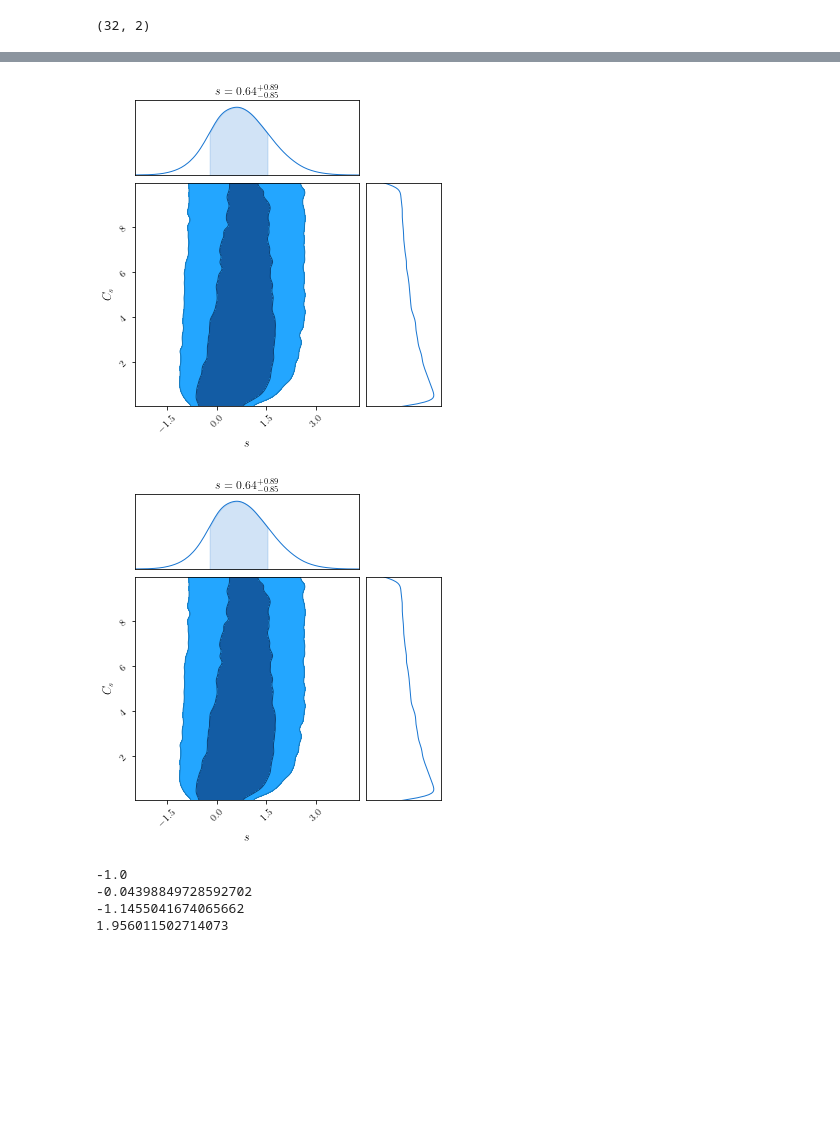
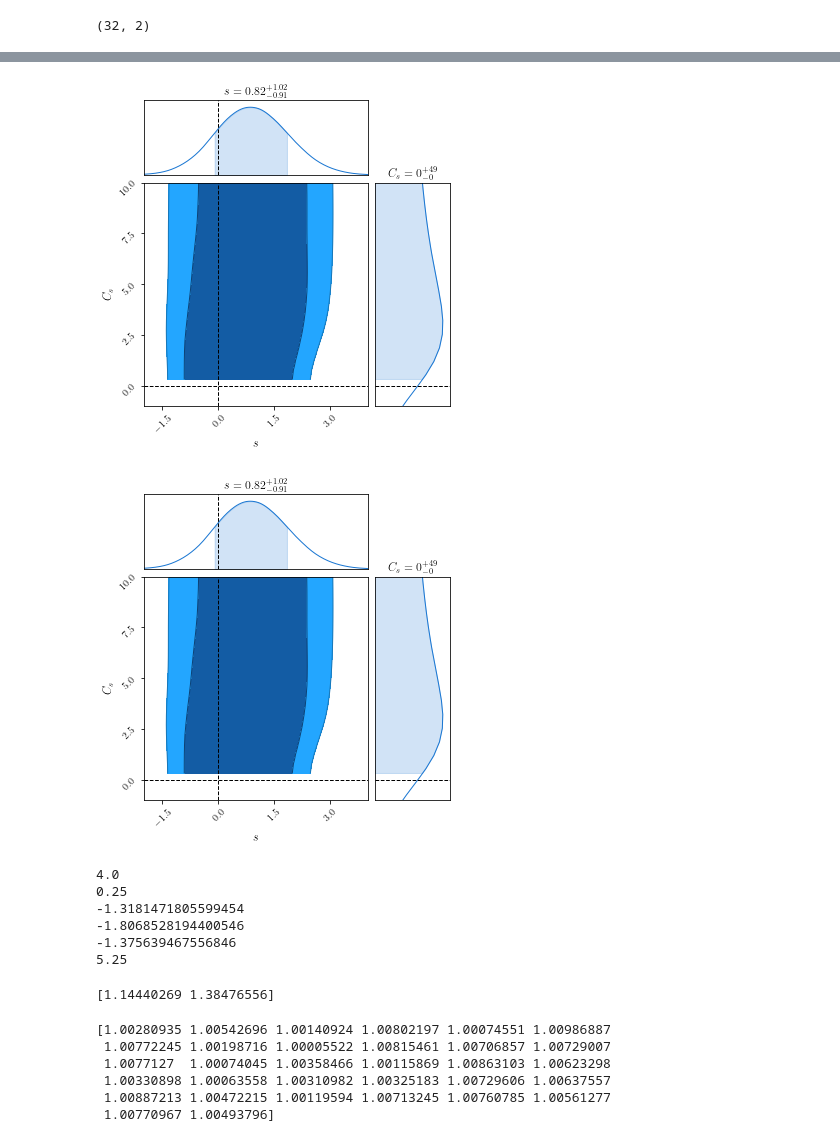
Before and after one commit to dodelson/aiphysics, a Jupyter notebook: weiner_emcee.ipynb, the cells around one changed output, grey strips where cells are left out. Saved outputs shown, nothing was run; the diff lists cells and outputs as text; code cells hidden in the pictures; blank space fills up the shorter version.

```diff
--- a/weiner_emcee.ipynb
+++ b/weiner_emcee.ipynb
@@ -8,7 +10,7 @@ import corner
 def log_prob(x, d, CN):
     s=x[0]
     CS=x[1]
-    if CS <= 0.01 or CS >= 10.:
+    if CS <= 0.01 or CS >= 100.:
         return -100.
     else:
         return -0.5*np.log(CS) - 0.5*s**2/CS - 0.5*(s-d)**2/CN
@@ -16,7 +18,7 @@ def log_prob(x, d, CN):
 nwalkers = 32
 ndim=2
 CN=1.
-d=2.
+d=1.
 p0 = np.zeros((nwalkers,ndim))#[d,CN]
 np.random.seed(42)
 p0[:,0]=d + np.random.rand(nwalkers)
@@ -29,4 +31,4 @@ sampler = emcee.EnsembleSampler(nwalkers, ndim, log_prob, args=[d,CN])
 state = sampler.run_mcmc(p0, 100)
 sampler.reset()
 # %%
-sampler.run_mcmc(state,10000);
+sampler.run_mcmc(state,100000);
@@ -57,8 +35,8 @@ NameError: name 'lam' is not defined
 # %%
 flat_samples = sampler.get_chain(discard=100, thin=15, flat=True)
-
 c = ChainConsumer()
-c.add_chain(flat_samples, parameters=["$s$", "$C_s$"])
-#c.add_marker(location='max')
-c.plotter.plot(filename="l1.png", figsize="column")
+c.add_chain(flat_samples, parameters=["$s$", "$C_s$"],walkers=32)
+print(c.analysis.get_max_posteriors(parameters=["$s$", "$C_s$"]))
+#c.add_marker(location=[1,4],marker_style='X',marker_size=40)
+c.plotter.plot(filename="l1.png", extents=[(-2,4),(-1,10)],figsize="column",truth=[0,0],legend=None)
 # %% [output]
@@ -66,12 +44,27 @@ WARNING:chainconsumer:Parameter $C_s$ in chain Chain 0 is not constrained
-[figure, old version]
+[figure, new version]
-[figure, old version]
+[figure, new version]
 # %%
-print(log_prob((1.,1.), d, CN))
-print(log_prob((0.,.02), d, CN))
-print(log_prob((1.88,4.2), d, CN))
-print(-0.5*np.log(.02))
+estp=.5*(d**2-2. + d*np.sqrt(d**2-4.))
+print(estp)
+estm=.5*(d**2-2. - d*np.sqrt(d**2-4.))
+print(estm)
+
+print(log_prob((np.sqrt(estp),estp), d, CN))
+print(log_prob((np.sqrt(estm),estm), d, CN))
+print(log_prob((2.38,6.1), d, CN))
+print(d**2-CN)
 # %% [output]
--1.0
--0.04398849728592702
--1.1455041674065662
-1.956011502714073
+4.0
+0.25
+-1.3181471805599454
+-1.8068528194400546
+-1.375639467556846
+5.25
+# %%
+np.random.seed(seed=42)
+n=np.random.normal(size=2)
+s=np.random.normal(size=2)
+d=s+n
+print(d)
+# %% [output]
+[1.14440269 1.38476556]
@@ -77,0 +80,19 @@ print(-0.5*np.log(.02))
+# %%
+nwalkers = 32
+ndim=3
+p0 = np.zeros((nwalkers,ndim))#[d,CN]
+np.random.seed(42)
+p0[:,0]=np.random.rand(nwalkers)
+p0[:,1]=np.random.rand(nwalkers)
+p0[:,2]=(1.+.01*np.random.rand(nwalkers))
+print(p0[:,2])
+sampler = emcee.EnsembleSampler(nwalkers, ndim, log_2dprob, args=[d])
+state = sampler.run_mcmc(p0, 100)
+sampler.reset()
+# %% [output]
+[1.00280935 1.00542696 1.00140924 1.00802197 1.00074551 1.00986887
+ 1.00772245 1.00198716 1.00005522 1.00815461 1.00706857 1.00729007
+ 1.0077127  1.00074045 1.00358466 1.00115869 1.00863103 1.00623298
+ 1.00330898 1.00063558 1.00310982 1.00325183 1.00729606 1.00637557
+ 1.00887213 1.00472215 1.00119594 1.00713245 1.00760785 1.00561277
+ 1.00770967 1.00493796]
```
Also changed, not shown: parts of 10 cells of this notebook, 6 other files.
